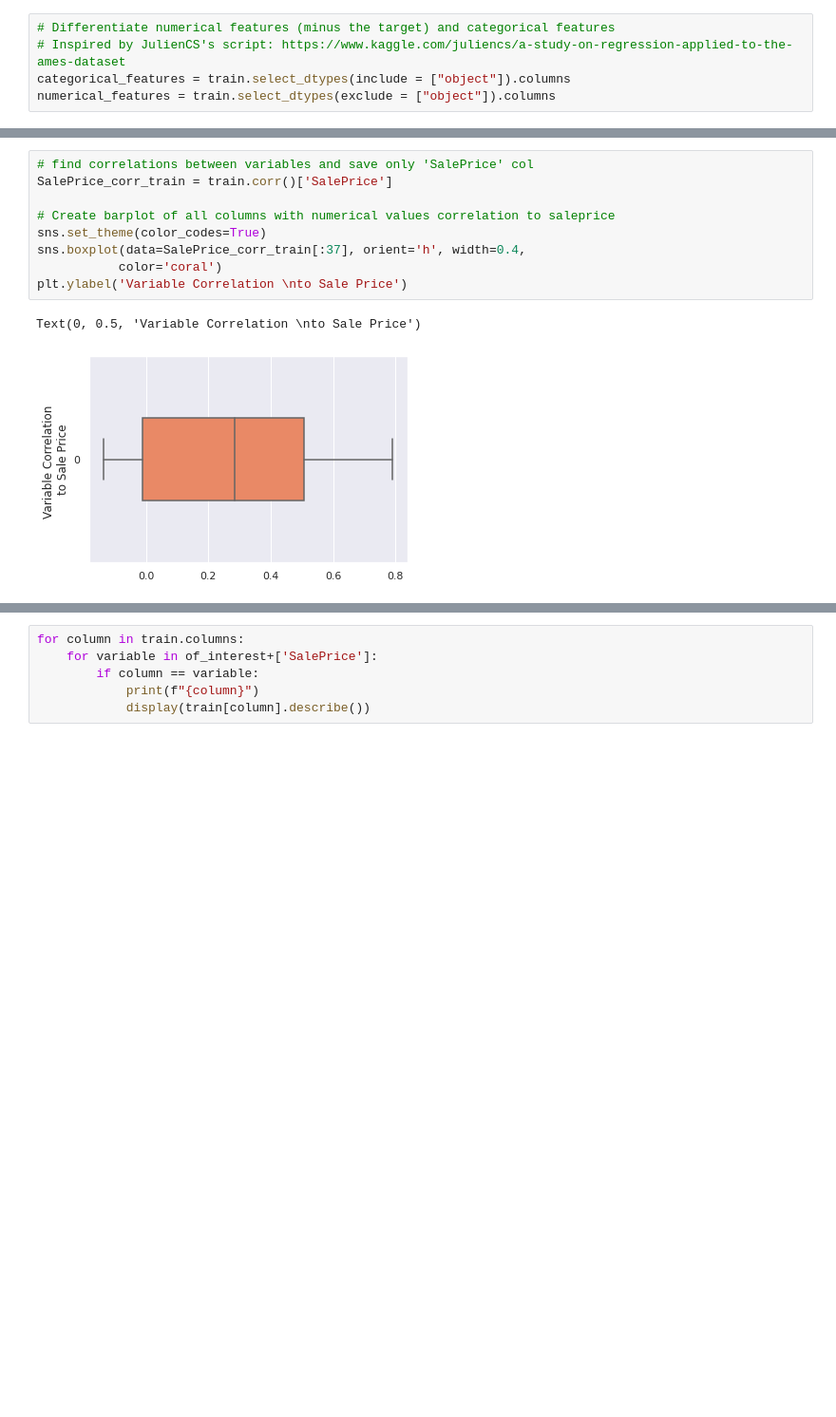
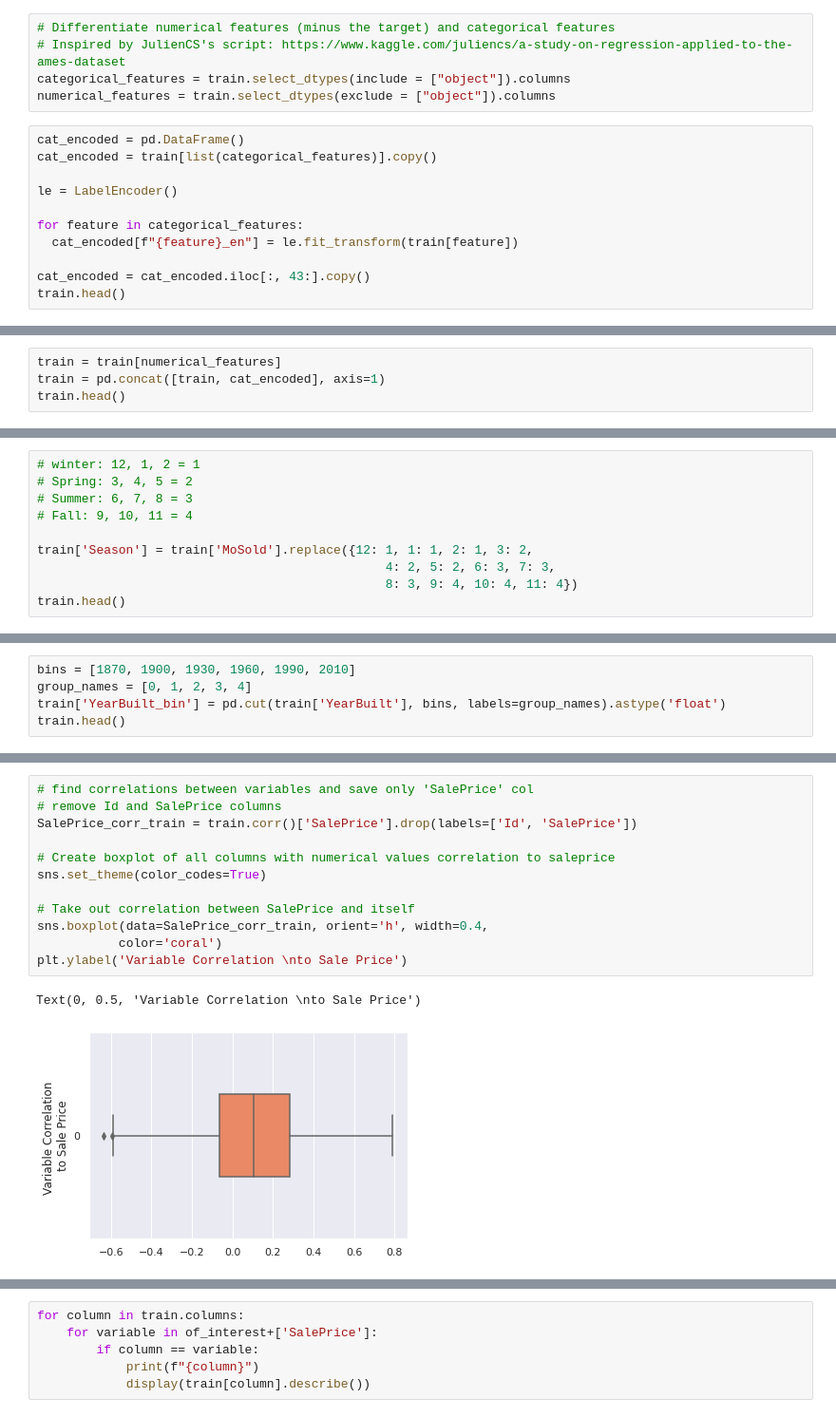
Before and after one commit to oimartin/Predicting_House_Prices, a Jupyter notebook: predicting_home_prices.ipynb, the cells around one changed output, grey strips where cells are left out. Shown at 95% size. Drawn from its saved outputs; the diff is of its cells as text; blank space fills up the shorter version.

```diff
--- a/predicting_home_prices.ipynb
+++ b/predicting_home_prices.ipynb
@@ -341,3 +220,14 @@ memory usage: 934.7+ KB
 # Inspired by JulienCS's script: https://www.kaggle.com/juliencs/a-study-on-regression-applied-to-the-ames-dataset
 categorical_features = train.select_dtypes(include = ["object"]).columns
 numerical_features = train.select_dtypes(exclude = ["object"]).columns
+# %%
+cat_encoded = pd.DataFrame()
+cat_encoded = train[list(categorical_features)].copy()
+
+le = LabelEncoder()
+
+for feature in categorical_features:
+  cat_encoded[f"{feature}_en"] = le.fit_transform(train[feature])
+
+cat_encoded = cat_encoded.iloc[:, 43:].copy()
+train.head()
@@ -343,0 +406,4 @@ numerical_features = train.select_dtypes(exclude = ["object"]).columns
+# %%
+train = train[numerical_features]
+train = pd.concat([train, cat_encoded], axis=1)
+train.head()
@@ -343,0 +418,10 @@ numerical_features = train.select_dtypes(exclude = ["object"]).columns
+# %%
+# winter: 12, 1, 2 = 1
+# Spring: 3, 4, 5 = 2
+# Summer: 6, 7, 8 = 3
+# Fall: 9, 10, 11 = 4
+
+train['Season'] = train['MoSold'].replace({12: 1, 1: 1, 2: 1, 3: 2,
+                                               4: 2, 5: 2, 6: 3, 7: 3,
+                                               8: 3, 9: 4, 10: 4, 11: 4})
+train.head()
@@ -343,0 +436,5 @@ numerical_features = train.select_dtypes(exclude = ["object"]).columns
+# %%
+bins = [1870, 1900, 1930, 1960, 1990, 2010]
+group_names = [0, 1, 2, 3, 4]
+train['YearBuilt_bin'] = pd.cut(train['YearBuilt'], bins, labels=group_names).astype('float')
+train.head()
@@ -344,12 +449,15 @@ numerical_features = train.select_dtypes(exclude = ["object"]).columns
 # %%
 # find correlations between variables and save only 'SalePrice' col
-SalePrice_corr_train = train.corr()['SalePrice']
+# remove Id and SalePrice columns
+SalePrice_corr_train = train.corr()['SalePrice'].drop(labels=['Id', 'SalePrice'])
 
-# Create barplot of all columns with numerical values correlation to saleprice
+# Create boxplot of all columns with numerical values correlation to saleprice
 sns.set_theme(color_codes=True)
-sns.boxplot(data=SalePrice_corr_train[:37], orient='h', width=0.4,
+
+# Take out correlation between SalePrice and itself
+sns.boxplot(data=SalePrice_corr_train, orient='h', width=0.4,
            color='coral')
 plt.ylabel('Variable Correlation \nto Sale Price')
 # %% [output]
 Text(0, 0.5, 'Variable Correlation \nto Sale Price')
-[figure, old version]
+[figure, new version]
```
Also changed, not shown: parts of 19 cells of this notebook.
